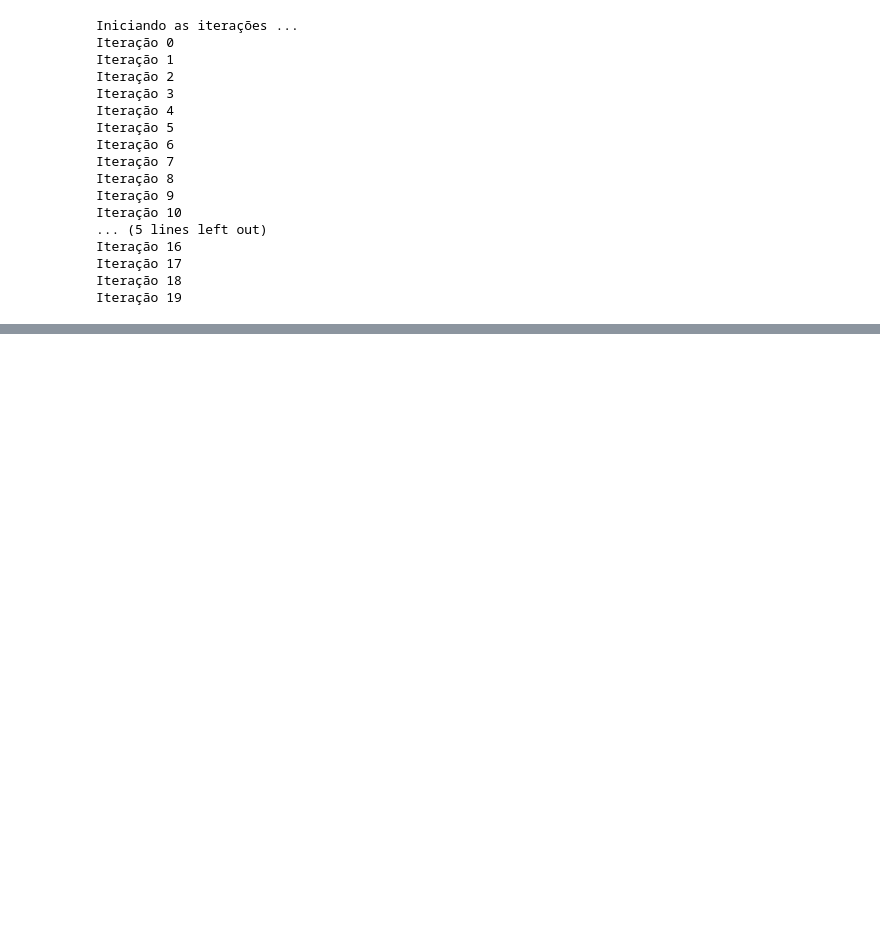
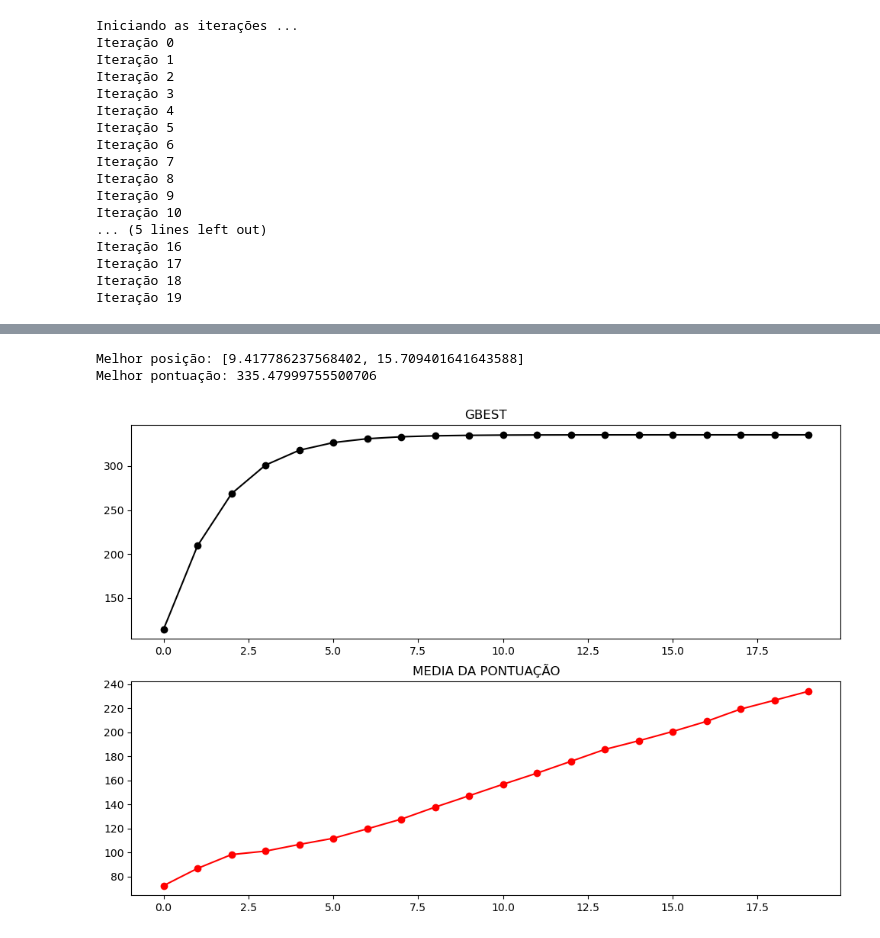
Before and after one commit to labs-inatel/Laboratorio_C210, a Jupyter notebook: aula09-PSO/Aula11_PSO_CornfieldVector_implementacao.ipynb, the cells around one changed output, grey strips where cells are left out. Cells and saved outputs as stored; diff of their text form; code cells hidden in the pictures; blank space fills up the shorter version.

```diff
--- a/aula09-PSO/Aula11_PSO_CornfieldVector_implementacao.ipynb
+++ b/aula09-PSO/Aula11_PSO_CornfieldVector_implementacao.ipynb
@@ -249,0 +448,21 @@ Melhor pontuação: 0.04518887246720922
+# %%
+import matplotlib.pyplot as plt
+
+print(f"Melhor posição: {swarm.gbest}")
+print(f"Melhor pontuação: {swarm.gbest_score}")
+
+plt.figure(figsize = (12,8))
+
+plt.subplot(2, 1, 1)
+plt.title("GBEST")
+plt.plot(gbest_historic, marker = 'o', color = 'black')
+
+plt.subplot(2, 1, 2)
+plt.title("MEDIA DA PONTUAÇÃO")
+plt.plot(score_historic, marker = 'o', color = 'red')
+
+plt.show()
+# %% [output]
+Melhor posição: [9.417786237568402, 15.709401641643588]
+Melhor pontuação: 335.47999755500706
+[figure, added]
```
Also changed, not shown: parts of 9 cells of this notebook, 5 other files.
